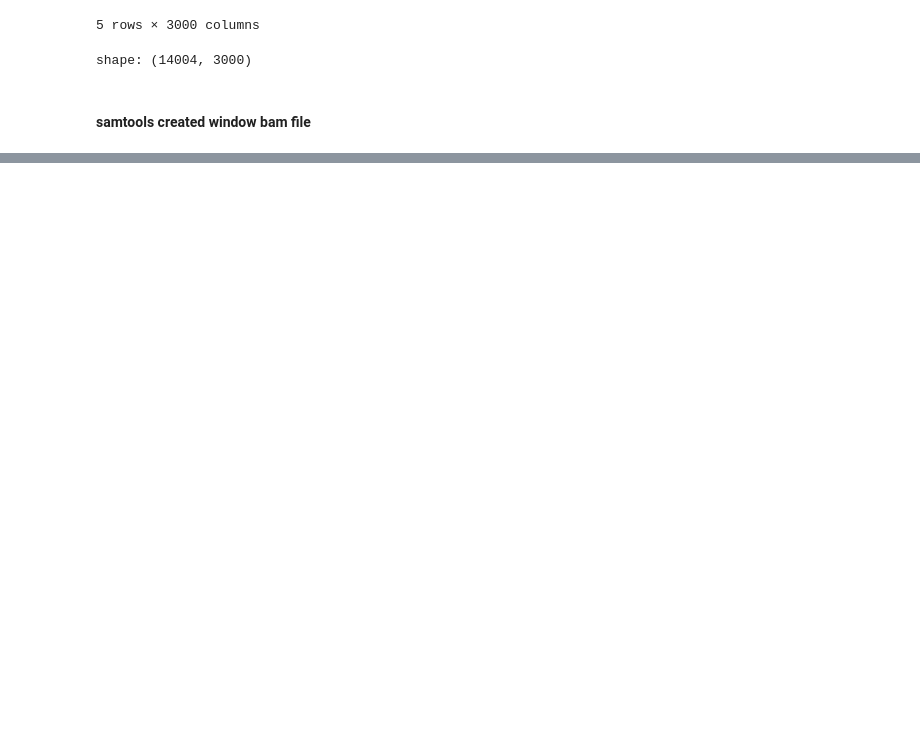
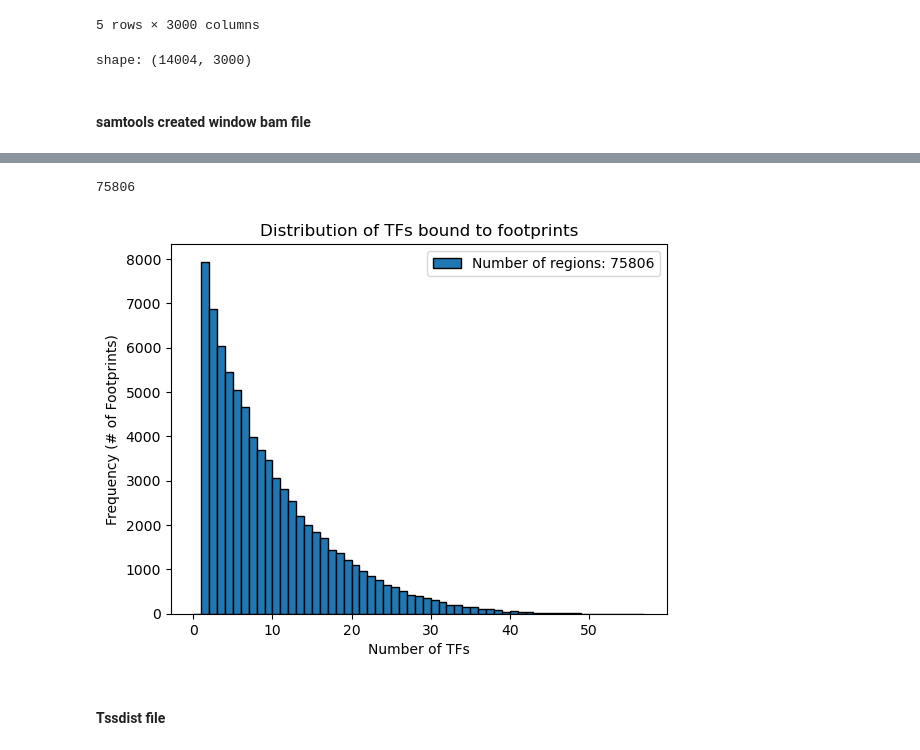
Before and after one commit to akanksha-sachan/B_Cell_States, a Jupyter notebook: multiome_dictys/py_scripts/data_prep_and_checks.ipynb, the cells around one changed output, grey strips where cells are left out. Cells and saved outputs as stored; diff of their text form; code cells hidden in the pictures; blank space fills up the shorter version.

```diff
--- a/multiome_dictys/py_scripts/data_prep_and_checks.ipynb
+++ b/multiome_dictys/py_scripts/data_prep_and_checks.ipynb
@@ -900,0 +1086,10 @@ samtools quickcheck tmp_dynamic/Subset1/reads.bam
+# %%
+# load binding.tsv in pandas
+import pandas as pd
+binding_file = "/ocean/projects/cis240075p/asachan/datasets/B_Cell/multiome_1st_donor_UPMC_aggr/dictys_outs/tmp_dynamic/Subset1/binding.tsv.gz"
+# Load data
+binding = pd.read_csv(binding_file, header=0, index_col=None, sep='\t', compression='gzip')
+# Display the first few rows of each DataFrame to confirm successful loading
+print("binding DataFrame:")
+display(binding.head())
+print("shape:", binding.shape)
@@ -900,0 +1105,20 @@ samtools quickcheck tmp_dynamic/Subset1/reads.bam
+# %%
+# get the unique values in location column
+unique_regions = binding['loc'].unique()
+print(len(unique_regions))
+
+# count the number of TFs for each unique loc
+tf_counts = binding['loc'].value_counts()
+
+# Plot the histogram
+plt.hist(tf_counts, bins=range(0, tf_counts.max() + 1), edgecolor='black')  # Ensuring the max bin is included
+plt.xlabel('Number of TFs')
+plt.ylabel('Frequency (# of Footprints)')
+plt.legend([f'Number of regions: {len(unique_regions)}'])
+plt.title('Distribution of TFs bound to footprints')
+plt.show()
+# %% [output]
+75806
+[figure, added]
+# %% [markdown]
+#### Tssdist file
```
Also changed, not shown: parts of 17 cells of this notebook, 1 other file.
